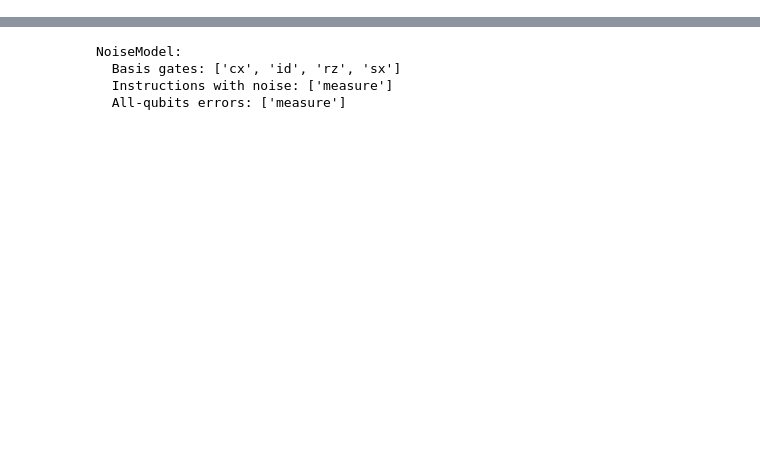
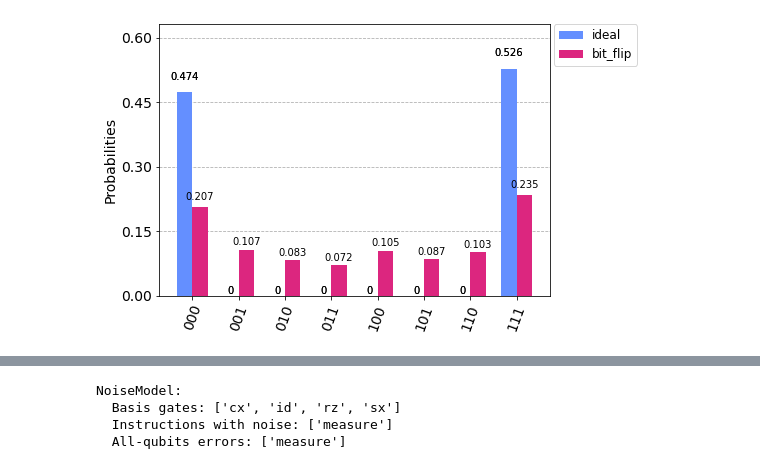
Before and after one commit to SakibulIslamSazzad/Quantum_Benchmarking, a Jupyter notebook: Quantum Benchmarking.ipynb, the cells around one changed output, grey strips where cells are left out. Drawn from its saved outputs; the diff is of its cells as text; code cells hidden in the pictures; blank space fills up the shorter version.

```diff
--- a/Quantum Benchmarking.ipynb
+++ b/Quantum Benchmarking.ipynb
@@ -67,20 +56 @@ NoiseModel:
   All-qubits errors: ['reset', 'measure', 'u1', 'u2', 'u3', 'cx']
-# %%
-ideal_sim = AerSimulator()
-ideal_result = ideal_sim.run(ghz_circ).result()
-ideal_counts = ideal_result.get_counts()
-
-# Create noisy simulator backend
-sim_noise = AerSimulator(noise_model=bitflip_err)
-
-# Transpile circuit for noisy basis gates
-ghz_tnoise = transpile(ghz_circ, sim_noise)
-
-# Run and get counts
-result_bit_flip = sim_noise.run(ghz_tnoise).result()
-counts_bit_flip = result_bit_flip.get_counts()
-
-legend = ['ideal', 'bit_flip']
-
-# Plot noisy output
-plot_histogram([ideal_counts, counts_bit_flip], legend= legend)
@@ -138,0 +126,4 @@ NoiseModel:
+# %%
+bit_error(ghz_circ)
+# %% [output]
+[figure, added]
```
Also changed, not shown: parts of 30 cells of this notebook.
